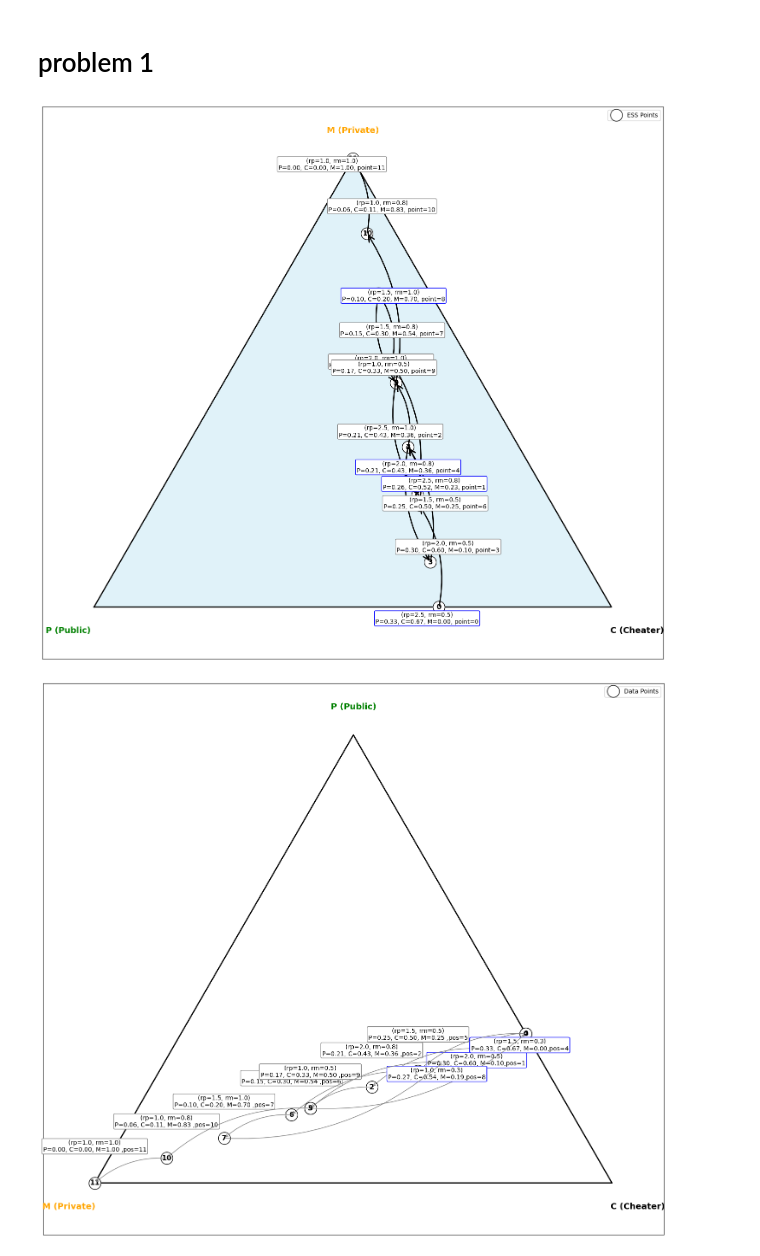
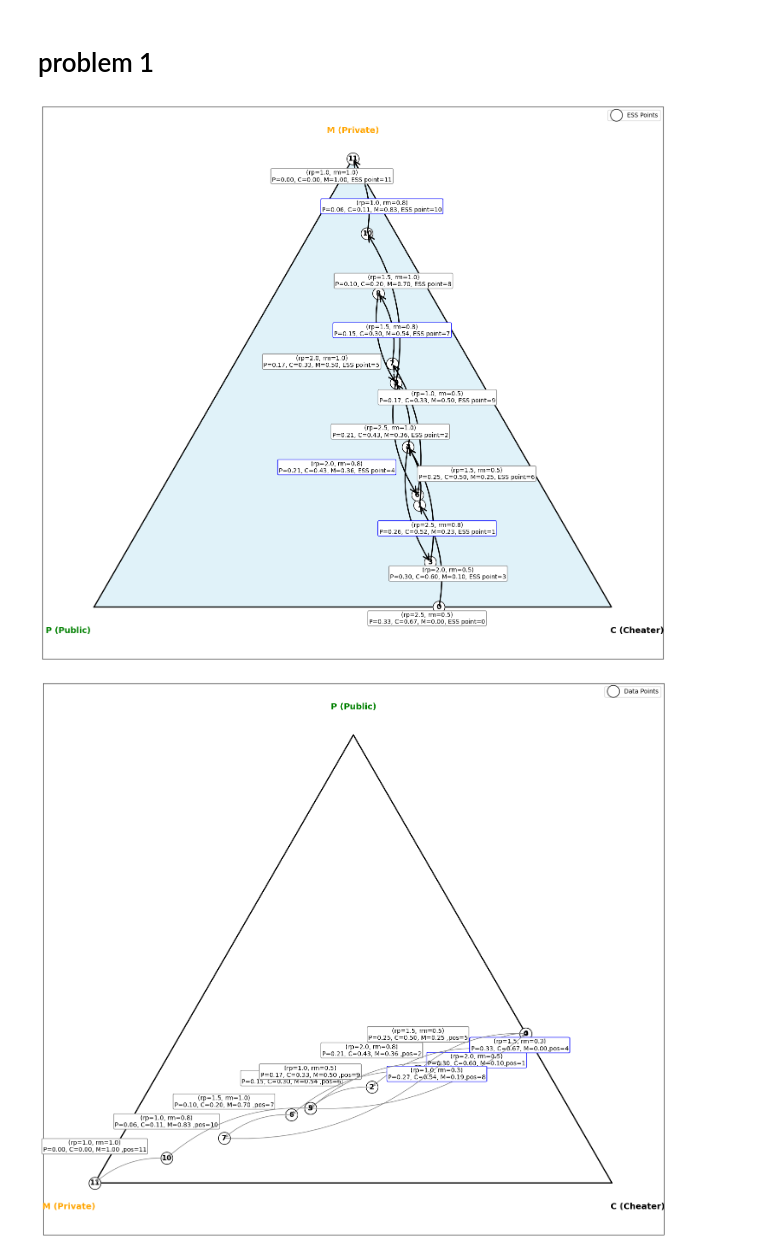
Before and after one commit to Computational-Biology-Aachen/FightClub, a Jupyter notebook: simplex-code .ipynb, the cells around one changed output. Saved outputs shown, nothing was run; the diff lists cells and outputs as text; code cells hidden in the pictures.

Commit message:
simplex figures visualization updated

```diff
--- a/simplex-code .ipynb
+++ b/simplex-code .ipynb
@@ -242,7 +242,7 @@ for i, r_p_val in enumerate(rp_values):
                 barycentric_grid_density.append([a / num_points_density, b / num_points_density, c / num_points_density])
         barycentric_grid_density = np.array(barycentric_grid_density)
 
-        t = np.linspace(0, 300, 1000)
+        t = np.linspace(0, 500, 1000)
         final_populations = []
 
         for x0 in barycentric_grid_density:
@@ -510,7 +614,7 @@ parameters = {
     "eta": 0.0001,    # cost of public
     "r_p": 2.0,       # growth rate of public
     "r_m": 1.0,       # growth rate of private
-    "nu": 0.00001      # cost for cheaters
+    "nu": 0.0001      # cost for cheaters
 }
 
 # ODE system
@@ -539,7 +643,7 @@ def cartesian_to_barycentric(xy):
 # Parameter sweep values
 rp_values = [1, 1.5, 2.0, 2.5, 3.0]
 rm_values = [0.5, 1.0, 1.5,2.5]
-
+#rm_values = [0.25*r_p, 0.5*r_p, 0.75*r_p,1.5*r_p]
 fig, axes = plt.subplots(len(rp_values), len(rm_values), figsize=(15, 12))
 
 for i, rp in enumerate(rp_values):
@@ -801,9 +1029,9 @@ rm_vals = [0.5, 0.8, 1.0]
 
 # Updated offsets to reduce overlapping labels (indices 0‑14)
 offsets = {
-    0: (-20, -30),  1: (25, 25),  2: (-30, 15),  3: (30, 15),  4: (0, -45),
-    5: (-25, 25),   6: (30, -25), 7: (0, 45),   8: (25, -15), 9: (-20, 15),
-    10: (25, 35),  11: (-35, -20), 12: (35, -10), 13: (-10, 35), 14: (10, -35)
+    0: (-20, -30), 1: (30, -50) ,  2: (-30, 15),  3: (30, -30),  4: (-120, -45),
+    5: (-125, 25),  6: (100, 25), 7: (0, 45),   8: (25, 10), 9: (70, -35),
+    10: (25, 35),  11: (-35, -40), 12: (35, -10), 13: (-10, 35), 14: (10, -35)
 }
 
 # Set up plot
@@ -832,42 +1060,42 @@ for idx, (rp, rm) in enumerate((rp, rm) for rp in rp_vals for rm in rm_vals):
 for i, (rp, rm) in enumerate((rp, rm) for rp in rp_vals for rm in rm_vals):
     x, y = points[i]
     P, C, M = calculate_equilibrium(alpha, beta, gamma, nu, eta, rp, rm)
-    text = f'(rp={rp:.1f}, rm={rm:.1f})\nP={P:.2f}, C={C:.2f}, M={M:.2f}, point={i}'
+    text = f'(rp={rp:.1f}, rm={rm:.1f})\nP={P:.2f}, C={C:.2f}, M={M:.2f}, ESS point={i}'
     dx, dy = offsets.get(i, (0, 20))
-    edge_color = 'blue' if i in {0, 1, 4, 8} else 'gray'
+    edge_color = 'blue' if i in { 1, 4, 7, 10} else 'gray'
     ax.annotate(text,
                 xy=(x, y),
                 xytext=(dx, dy),
                 textcoords='offset points',
                 ha='center', va='bottom',
                 bbox=dict(boxstyle='round,pad=0.2', fc='white', ec=edge_color),
                 zorder=3)
 
     # Darker, thicker arrows with larger arrow heads
     if i > 0:
         x0, y0 = points[i - 1]
         ax.annotate('', xy=(x, y), xytext=(x0, y0),
                     arrowprops=dict(arrowstyle='->', color='black', lw=2,
                                     mutation_scale=25,
                                     connectionstyle='arc3,rad=0.2'),
                     zorder=2)
 
 # Corner labels
 ax.text(-0.05, -0.05, 'P (Public)', ha='center', fontsize=14, fontweight='bold', color='#008000')
 ax.text(1.05, -0.05, 'C (Cheater)', ha='center', fontsize=14, fontweight='bold', color='#000000')
 ax.text(0.5, np.sqrt(3) / 2 + 0.05, 'M (Private)', ha='center', fontsize=14, fontweight='bold', color='#FFA500')
 
 ax.legend(loc='upper right')
 ax.set_xticks([])
 ax.set_yticks([])
 ax.set_xlim(-0.1, 1.1)
 ax.set_ylim(-0.1, np.sqrt(3) / 2 + 0.1)
 ax.set_aspect('equal')
 plt.tight_layout()
 plt.savefig("output/figures/triangle_ESS_proportion_final.png", dpi=300)
 plt.show()
 # %% [output]
-[figure, old version]
+[figure, new version]
 # %%
 # Tanvir update 22.4
 import numpy as np
```
Also changed, not shown: parts of 4 cells of this notebook.
